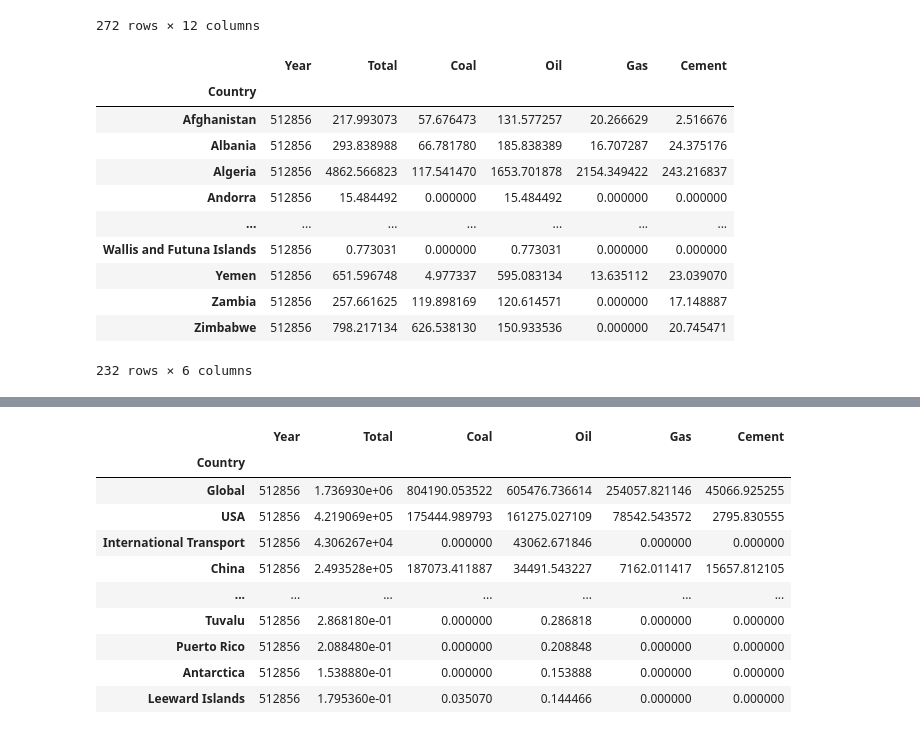
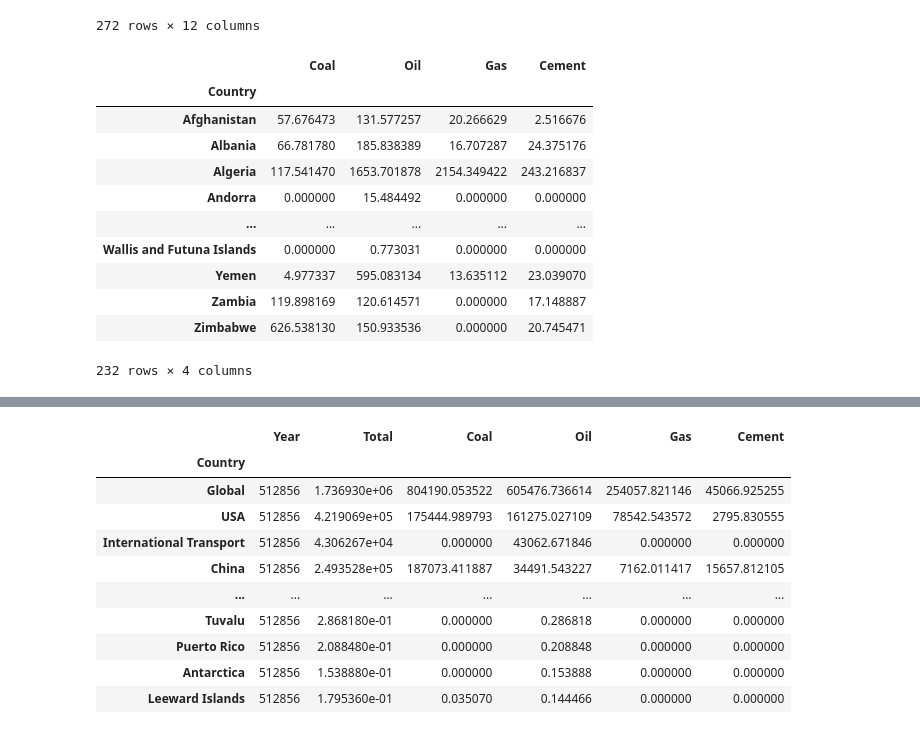
Before and after one commit to paforme/predictiveanalytics, a Jupyter notebook: Chapter5/Chapter5-Pandas-PAFME.ipynb, the cells around one changed output, grey strips where cells are left out. Cells and saved outputs as stored; diff of their text form; code cells hidden in the pictures.

```diff
--- a/Chapter5/Chapter5-Pandas-PAFME.ipynb
+++ b/Chapter5/Chapter5-Pandas-PAFME.ipynb
@@ -656,9 +656,23 @@ grouped.get_group('Yemen')
 272 rows × 12 columns
 # %%
 #Define a filter to get only the needed fields
-grouped_filter = ['Coal', 'Oil', 'Gas', 'Cement']
+grouped_filter = ['Country','Coal', 'Oil', 'Gas', 'Cement']
 #Get the filtered group results in a new data frame
 grouped_new = grouped[grouped_filter]
 #Sum all the values by Country
 grouped_new = grouped_new.sum()
+grouped_new
+# %% [output]
+|  | Coal | Oil | Gas | Cement |
+| Country |  |  |  |  |
+| Afghanistan | 57.676473 | 131.577257 | 20.266629 | 2.516676 |
+| Albania | 66.781780 | 185.838389 | 16.707287 | 24.375176 |
+| Algeria | 117.541470 | 1653.701878 | 2154.349422 | 243.216837 |
+| Andorra | 0.000000 | 15.484492 | 0.000000 | 0.000000 |
+| ... | ... | ... | ... | ... |
+| Wallis and Futuna Islands | 0.000000 | 0.773031 | 0.000000 | 0.000000 |
+| Yemen | 4.977337 | 595.083134 | 13.635112 | 23.039070 |
+| Zambia | 119.898169 | 120.614571 | 0.000000 | 17.148887 |
+| Zimbabwe | 626.538130 | 150.933536 | 0.000000 | 20.745471 |
+232 rows × 4 columns
 # %%
@@ -666,15 +679,0 @@ grouped_new = emissions.groupby('Country').sum(numeric_only=True)
-# %%
-grouped_new
-# %% [output]
-|  | Year | Total | Coal | Oil | Gas | Cement |
-| Country |  |  |  |  |  |  |
-| Afghanistan | 512856 | 217.993073 | 57.676473 | 131.577257 | 20.266629 | 2.516676 |
-| Albania | 512856 | 293.838988 | 66.781780 | 185.838389 | 16.707287 | 24.375176 |
-| Algeria | 512856 | 4862.566823 | 117.541470 | 1653.701878 | 2154.349422 | 243.216837 |
-| Andorra | 512856 | 15.484492 | 0.000000 | 15.484492 | 0.000000 | 0.000000 |
-| ... | ... | ... | ... | ... | ... | ... |
-| Wallis and Futuna Islands | 512856 | 0.773031 | 0.000000 | 0.773031 | 0.000000 | 0.000000 |
-| Yemen | 512856 | 651.596748 | 4.977337 | 595.083134 | 13.635112 | 23.039070 |
-| Zambia | 512856 | 257.661625 | 119.898169 | 120.614571 | 0.000000 | 17.148887 |
-| Zimbabwe | 512856 | 798.217134 | 626.538130 | 150.933536 | 0.000000 | 20.745471 |
-232 rows × 6 columns
```
Also changed, not shown: parts of 3 cells of this notebook, 1 other file.
